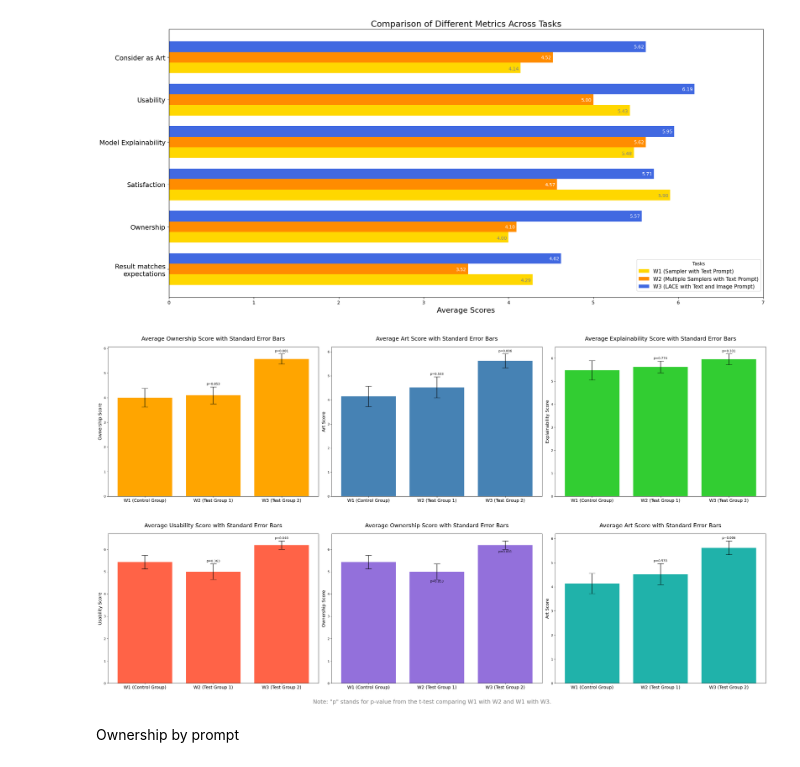
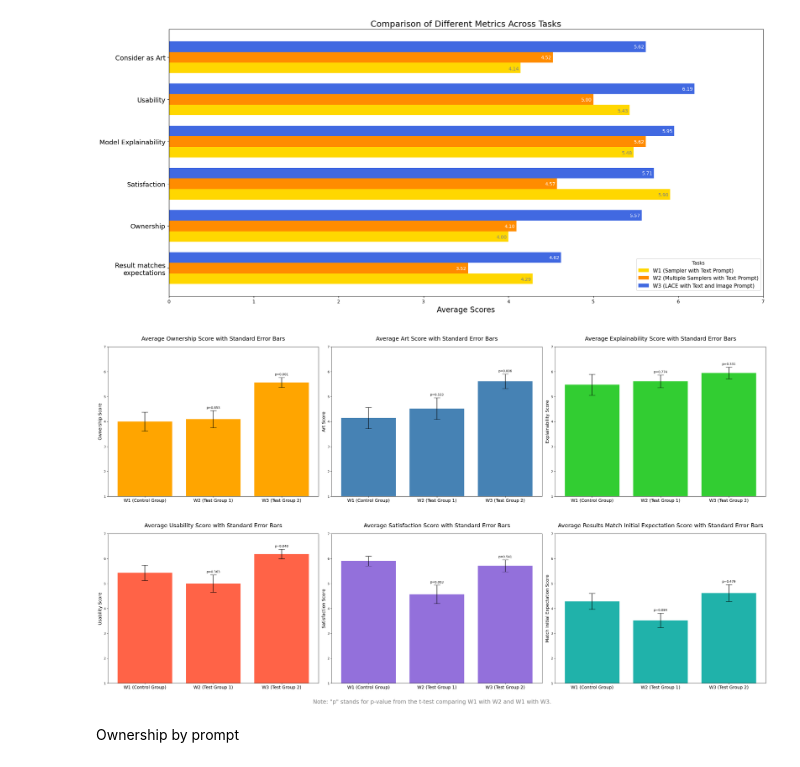
Before and after one commit to iamkaikai/LACE, a Jupyter notebook: analysis/Encoder analysis/plot.ipynb, the cells around one changed output. Saved outputs shown, nothing was run; the diff lists cells and outputs as text; code cells hidden in the pictures.

Commit message:
updates on charts and diagrams

```diff
--- a/analysis/Encoder analysis/plot.ipynb
+++ b/analysis/Encoder analysis/plot.ipynb
@@ -389,13 +391,14 @@ divergence_sems = [stats.sem(t1_divergence_df), stats.sem(t2_divergence_df), sta
 tasks = ['W1 (Control Group)', 'W2 (Test Group 1)', 'W3 (Test Group 2)']
 task_positions = np.arange(len(tasks))
 
+
 # ax1 - ownership -----------------------------------
 ax1.bar(task_positions, ownership_means, yerr=ownership_sems, align='center', alpha=1, ecolor='black', capsize=10, color='orange')
 ax1.set_ylabel('Ownership Score', fontsize=14)
+ax1.set_ylim(1, 7)
 ax1.set_xticks(task_positions)
 ax1.set_xticklabels(tasks, fontsize=14)
 ax1.set_title('Average Ownership Score with Standard Error Bars', fontsize=18, pad=20)
-
 p_values_ownership = [
     stats.ttest_ind(t1_ownership_df, t2_ownership_df).pvalue,
     stats.ttest_ind(t1_ownership_df, t3_ownership_df).pvalue
@@ -403,13 +406,14 @@ p_values_ownership = [
 for i in range(1, len(task_positions)):
     ax1.text(i, ownership_means[i] + ownership_sems[i] + 0.05, f'p={p_values_ownership[i-1]:.3f}', ha='center', va='bottom')
 
+
 # ax2 - art -----------------------------------
 ax2.bar(task_positions, art_means, yerr=art_sems, align='center', alpha=1, ecolor='black', capsize=10, color='steelblue')
 ax2.set_ylabel('Art Score', fontsize=14)
+ax2.set_ylim(1, 7)
 ax2.set_xticks(task_positions)
 ax2.set_xticklabels(tasks, fontsize=14)
 ax2.set_title('Average Art Score with Standard Error Bars', fontsize=18, pad=20)
-
 p_values_art = [
     stats.ttest_ind(t1_art_df, t2_art_df).pvalue,
     stats.ttest_ind(t1_art_df, t3_art_df).pvalue
@@ -417,13 +421,14 @@ p_values_art = [
 for i in range(1, len(task_positions)):
     ax2.text(i, art_means[i] + art_sems[i] + 0.05, f'p={p_values_art[i-1]:.3f}', ha='center', va='bottom')
 
+
 # ax3 - explainability -----------------------------------
 ax3.bar(task_positions, explainability_means, yerr=explainability_sems, align='center', alpha=1, ecolor='black', capsize=10, color='limegreen')
 ax3.set_ylabel('Explainability Score', fontsize=14)
+ax3.set_ylim(1, 7)
 ax3.set_xticks(task_positions)
 ax3.set_xticklabels(tasks, fontsize=14)
 ax3.set_title('Average Explainability Score with Standard Error Bars', fontsize=18, pad=20)
-
 p_values_explainability = [
     stats.ttest_ind(t1_explainability_df, t2_explainability_df).pvalue,
     stats.ttest_ind(t1_explainability_df, t3_explainability_df).pvalue
@@ -431,13 +436,14 @@ p_values_explainability = [
 for i in range(1, len(task_positions)):
     ax3.text(i, explainability_means[i] + explainability_sems[i] + 0.05, f'p={p_values_explainability[i-1]:.3f}', ha='center', va='bottom')
 
+
 # ax4 - usability -----------------------------------
 ax4.bar(task_positions, usability_means, yerr=usability_sems, align='center', alpha=1, ecolor='black', capsize=10, color='tomato')
 ax4.set_ylabel('Usability Score', fontsize=14)
+ax4.set_ylim(1, 7)
 ax4.set_xticks(task_positions)
 ax4.set_xticklabels(tasks, fontsize=14)
 ax4.set_title('Average Usability Score with Standard Error Bars', fontsize=18, pad=20)
-
 p_values_usability = [
     stats.ttest_ind(t1_usability_df, t2_usability_df).pvalue,
     stats.ttest_ind(t1_usability_df, t3_usability_df).pvalue
@@ -445,45 +451,47 @@ p_values_usability = [
 for i in range(1, len(task_positions)):
     ax4.text(i, usability_means[i] + usability_sems[i] + 0.05, f'p={p_values_usability[i-1]:.3f}', ha='center', va='bottom')
 
+
 # ax5 - satisfaction -----------------------------------
 p_values_satisfaction = [
     stats.ttest_ind(t1_satisfied_df, t2_satisfied_df).pvalue,
     stats.ttest_ind(t1_satisfied_df, t3_satisfied_df).pvalue
 ]
 for i in range(1, len(task_positions)):
-    ax5.text(i, satisfaction_means[i] + satisfaction_sems[i] + 0.05, f'p={p_values_ownership[i-1]:.3f}', ha='center', va='bottom')
+    ax5.text(i, satisfaction_means[i] + satisfaction_sems[i] + 0.05, f'p={p_values_satisfaction[i-1]:.3f}', ha='center', va='bottom')
 ax5.bar(task_positions, satisfaction_means, yerr=satisfaction_sems, align='center', alpha=1, ecolor='black', capsize=10, color='mediumpurple')
 ax5.set_ylabel('Satisfaction Score', fontsize=14)
+ax5.set_ylim(1, 7)
 ax5.set_xticks(task_positions)
 ax5.set_xticklabels(tasks, fontsize=14)
 ax5.set_title('Average Satisfaction Score with Standard Error Bars', fontsize=18, pad=20)
 
 
 # ax6 - divergence -----------------------------------
 p_values_divergence = [
-    stats.ttest_ind(t1_
-    stats.ttest_ind(
+    stats.ttest_ind(t1_divergence_df, t2_divergence_df).pvalue,
+    stats.ttest_ind(t1_divergence_df, t3_divergence_df).pvalue
 ]
 for i in range(1, len(task_positions)):
-    ax6.text(i, art_means[i] + art_sems[i] + 0.05, f'p={p_values_art[i-1]:.3f}', ha='center', va='bottom')
-ax6.bar(task_positions, art_means, yerr=art_sems, align='center', alpha=1, ecolor='black', capsize=10, color='lightseagreen')
-ax6.set_ylabel('Art Score', fontsize=14)
+    ax6.text(i, divergence_means[i] + divergence_sems[i] + 0.05, f'p={p_values_divergence[i-1]:.3f}', ha='center', va='bottom')
+ax6.bar(task_positions, divergence_means, yerr=divergence_sems, align='center', alpha=1, ecolor='black', capsize=10, color='lightseagreen')
+ax6.set_ylabel('Match Initial Expectation Score', fontsize=14)
+ax6.set_ylim(1, 7)
 ax6.set_xticks(task_positions)
 ax6.set_xticklabels(tasks, fontsize=14)
-ax6.set_title('Average Art Score with Standard Error Bars', fontsize=18, pad=20)
-
+ax6.set_title('Average Results Match Initial Expectation Score with Standard Error Bars', fontsize=18, pad=20)
 
 
 # Adding a note about the p-values
 fig.text(0.5, -0.025, 'Note: "p" stands for p-value from the t-test comparing W1 with W2 and W1 with W3.', ha='center', va='center', fontsize=18, color='gray')
 
 
 # Adjust layout to prevent overlap
 plt.tight_layout()
 plt.subplots_adjust(hspace=0.25)
 plt.show()
 # %% [output]
-[figure, old version]
+[figure, new version]
 # %% [markdown]
 Ownership by prompt
 # %%
```
Also changed, not shown: parts of 2 cells of this notebook, 5 other files.
